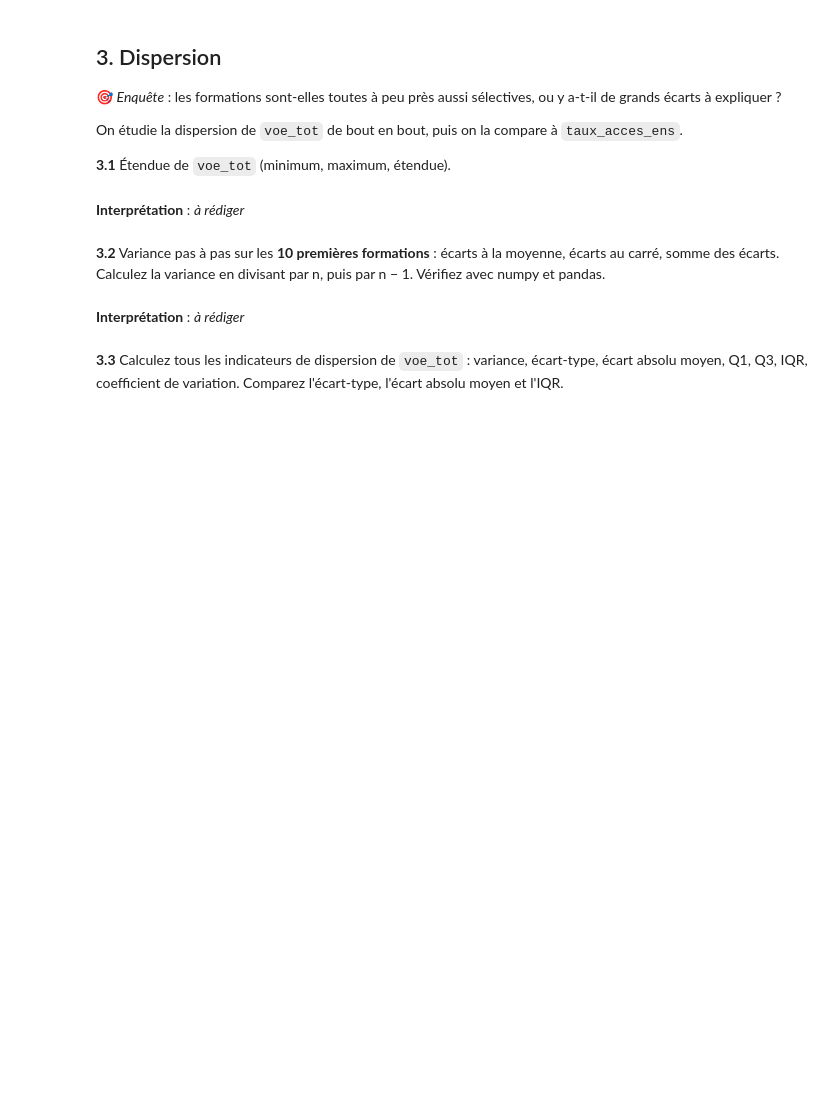
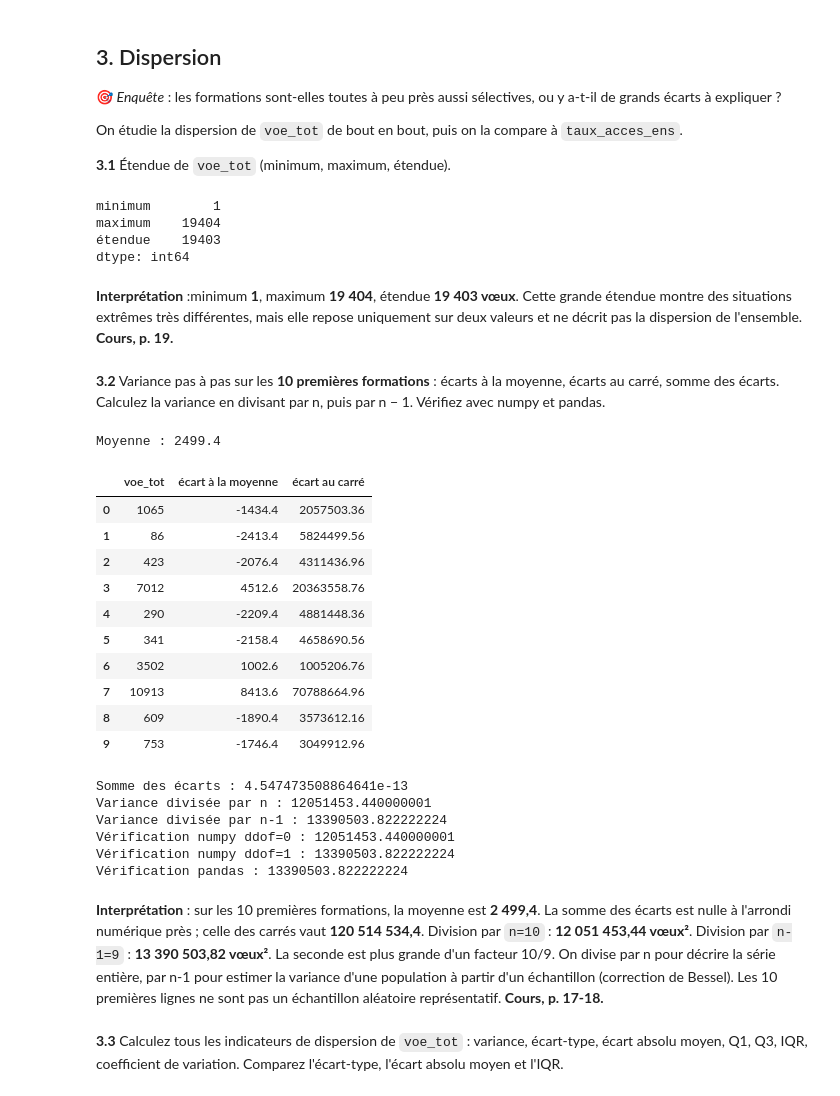
Before and after one commit to Anaisblk/Analyse-Parcoursup, a Jupyter notebook: TP_Parcoursup (1).ipynb, the cells around one changed output. Saved outputs shown, nothing was run; the diff lists cells and outputs as text; code cells hidden in the pictures; blank space fills up the shorter version.

Commit message:
Dispersion

```diff
--- a/TP_Parcoursup (1).ipynb
+++ b/TP_Parcoursup (1).ipynb
@@ -187,11 +187,61 @@ Mode de contrat_etab : Public
 On étudie la dispersion de `voe_tot` de bout en bout, puis on la compare à `taux_acces_ens`.
 
 **3.1** Étendue de `voe_tot` (minimum, maximum, étendue).
+# %%
+pd.Series({
+    "minimum": df["voe_tot"].min(),
+    "maximum": df["voe_tot"].max(),
+    "étendue": df["voe_tot"].max() - df["voe_tot"].min()
+})
+# %% [output]
+minimum        1
+maximum    19404
+étendue    19403
+dtype: int64
 # %% [markdown]
-**Interprétation** : _à rédiger_
+**Interprétation** :minimum **1**, maximum **19 404**, étendue **19 403 vœux**. Cette grande étendue montre des situations extrêmes très différentes, mais elle repose uniquement sur deux valeurs et ne décrit pas la dispersion de l'ensemble. **Cours, p. 19.**
 # %% [markdown]
 **3.2** Variance pas à pas sur les **10 premières formations** : écarts à la moyenne, écarts au carré, somme des écarts. Calculez la variance en divisant par n, puis par n − 1. Vérifiez avec numpy et pandas.
+# %%
+x = df["voe_tot"].dropna().head(10).reset_index(drop=True)
+moyenne = x.mean()
+table_variance = pd.DataFrame({
+    "voe_tot": x,
+    "écart à la moyenne": x - moyenne,
+    "écart au carré": (x - moyenne) ** 2
+})
+
+variance_n = table_variance["écart au carré"].sum() / len(x)
+variance_n_1 = table_variance["écart au carré"].sum() / (len(x) - 1)
+
+print("Moyenne :", moyenne)
+display(table_variance)
+print("Somme des écarts :", table_variance["écart à la moyenne"].sum())
+print("Variance divisée par n :", variance_n)
+print("Variance divisée par n-1 :", variance_n_1)
+print("Vérification numpy ddof=0 :", np.var(x))
+print("Vérification numpy ddof=1 :", np.var(x, ddof=1))
+print("Vérification pandas :", x.var())
+# %% [output]
+Moyenne : 2499.4
+|  | voe_tot | écart à la moyenne | écart au carré |
+| 0 | 1065 | -1434.4 | 2057503.36 |
+| 1 | 86 | -2413.4 | 5824499.56 |
+| 2 | 423 | -2076.4 | 4311436.96 |
+| 3 | 7012 | 4512.6 | 20363558.76 |
+| 4 | 290 | -2209.4 | 4881448.36 |
+| 5 | 341 | -2158.4 | 4658690.56 |
+| 6 | 3502 | 1002.6 | 1005206.76 |
+| 7 | 10913 | 8413.6 | 70788664.96 |
+| 8 | 609 | -1890.4 | 3573612.16 |
+| 9 | 753 | -1746.4 | 3049912.96 |
+Somme des écarts : 4.547473508864641e-13
+Variance divisée par n : 12051453.440000001
+Variance divisée par n-1 : 13390503.822222224
+Vérification numpy ddof=0 : 12051453.440000001
+Vérification numpy ddof=1 : 13390503.822222224
+Vérification pandas : 13390503.822222224
 # %% [markdown]
-**Interprétation** : _à rédiger_
+**Interprétation** : sur les 10 premières formations, la moyenne est **2 499,4**. La somme des écarts est nulle à l'arrondi numérique près ; celle des carrés vaut **120 514 534,4**. Division par `n=10` : **12 051 453,44 vœux²**. Division par `n-1=9` : **13 390 503,82 vœux²**. La seconde est plus grande d'un facteur 10/9. On divise par n pour décrire la série entière, par n-1 pour estimer la variance d'une population à partir d'un échantillon (correction de Bessel). Les 10 premières lignes ne sont pas un échantillon aléatoire représentatif. **Cours, p. 17-18.**
 # %% [markdown]
 **3.3** Calculez tous les indicateurs de dispersion de `voe_tot` : variance, écart-type, écart absolu moyen, Q1, Q3, IQR, coefficient de variation. Comparez l'écart-type, l'écart absolu moyen et l'IQR.
```
Also changed, not shown: parts of 4 cells of this notebook.
